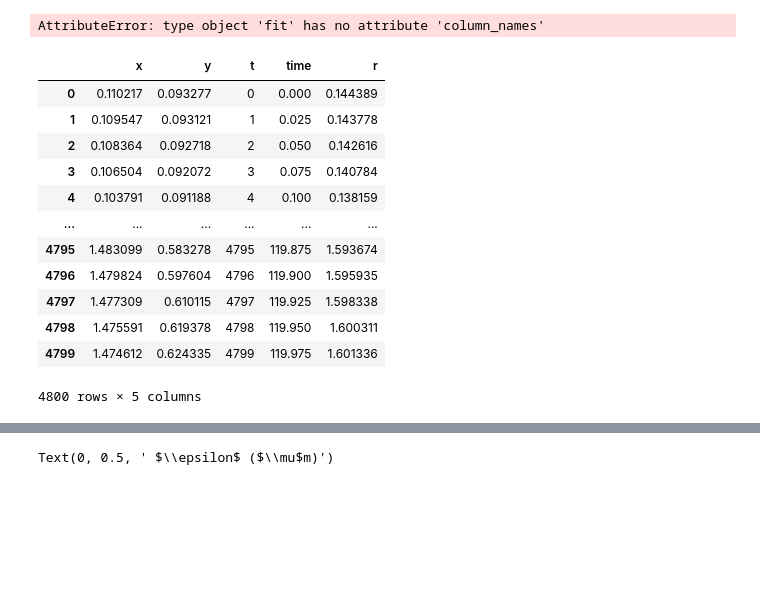
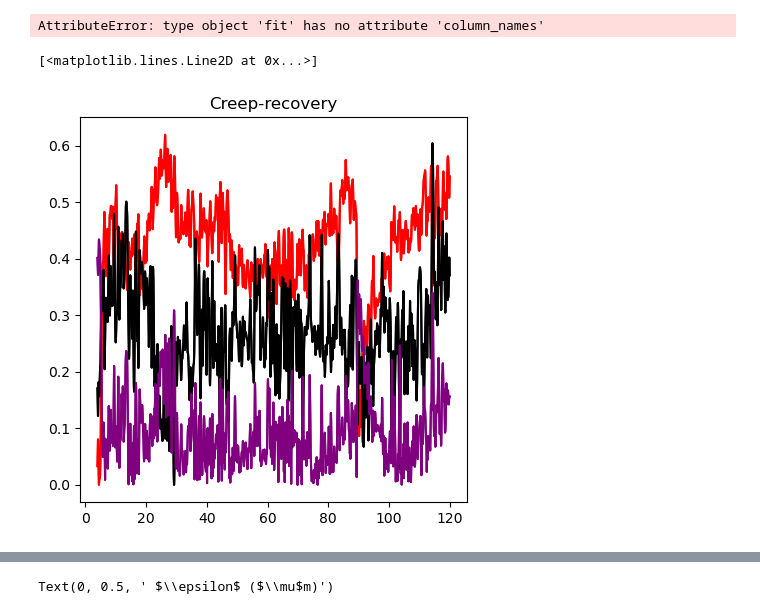
Before and after one commit to ArttuD/MicrorheologyProto, a Jupyter notebook: Notebook.ipynb, the cells around one changed output, grey strips where cells are left out. Drawn from its saved outputs; the diff is of its cells as text; code cells hidden in the pictures; blank space fills up the shorter version.

```diff
--- a/Notebook.ipynb
+++ b/Notebook.ipynb
@@ -515,19 +521,56 @@ azOut = az.from_cmdstanpy(posterior=fit,
                             observed_data={'y_creep': kirja["y_creep"] })
 # %% [output]
 AttributeError: type object 'fit' has no attribute 'column_names'
-# %%
-df_track
-# %% [output]
-|  | x | y | t | time | r |
-| 0 | 0.110217 | 0.093277 | 0 | 0.000 | 0.144389 |
-| 1 | 0.109547 | 0.093121 | 1 | 0.025 | 0.143778 |
-| 2 | 0.108364 | 0.092718 | 2 | 0.050 | 0.142616 |
-| 3 | 0.106504 | 0.092072 | 3 | 0.075 | 0.140784 |
-| 4 | 0.103791 | 0.091188 | 4 | 0.100 | 0.138159 |
-| ... | ... | ... | ... | ... | ... |
-| 4795 | 1.483099 | 0.583278 | 4795 | 119.875 | 1.593674 |
-| 4796 | 1.479824 | 0.597604 | 4796 | 119.900 | 1.595935 |
-| 4797 | 1.477309 | 0.610115 | 4797 | 119.925 | 1.598338 |
-| 4798 | 1.475591 | 0.619378 | 4798 | 119.950 | 1.600311 |
-| 4799 | 1.474612 | 0.624335 | 4799 | 119.975 | 1.601336 |
-4800 rows × 5 columns
+# %%
+root = os.path.join(core,"231108_4_track/driver_2023-11-08.npy")
+
+
+with open(path_track, "rb") as input_file:
+    file_track = cPickle.load(input_file)
+
+df_track = pd.DataFrame.from_dict(file_track)
+df_track = df_track[start:].reset_index()
+
+start = 40*4
+end = 40*89
+
+df_track["x"] =  scipy.signal.detrend(scipy.ndimage.gaussian_filter(df_track["x"]*pixel,5))
+df_track["y"] =  scipy.signal.detrend(scipy.ndimage.gaussian_filter(df_track["y"]*pixel,5))
+
+df_track["time"] = df_track["t"]*1/40
+df_track["r"] = np.sqrt(df_track["x"]**2 + df_track["y"]**2)
+
+fig, ax = plt.subplots(1,1, figsize=(5,5))
+
+ax.set_title("Creep-recovery")
+ax.plot(df_track["time"],df_track["x"] - df_track["x"].min(), color = "red", label = "x-displacement")
+ax.plot(df_track["time"],df_track["y"] - df_track["y"].min(), color = "black",label = "y-displacement")
+ax.plot(df_track["time"],df_track["r"] - df_track["r"].min(), color = "purple", label = "r-displacement")
+
+root = os.path.join(core,"231108_3_track/driver_2023-11-08.npy")
+
+
+with open(path_track, "rb") as input_file:
+    file_track = cPickle.load(input_file)
+
+df_track = pd.DataFrame.from_dict(file_track)
+df_track = df_track[start:].reset_index()
+
+start = 40*4
+end = 40*89
+
+df_track["x"] =  scipy.signal.detrend(scipy.ndimage.gaussian_filter(df_track["x"]*pixel,5))
+df_track["y"] =  scipy.signal.detrend(scipy.ndimage.gaussian_filter(df_track["y"]*pixel,5))
+
+df_track["time"] = df_track["t"]*1/40
+df_track["r"] = np.sqrt(df_track["x"]**2 + df_track["y"]**2)
+
+#fig, ax = plt.subplots(1,1, figsize=(5,5))
+
+ax.set_title("Creep-recovery")
+ax.plot(df_track["time"],df_track["x"] - df_track["x"].min(), color = "red", label = "x-displacement")
+ax.plot(df_track["time"],df_track["y"] - df_track["y"].min(), color = "black",label = "y-displacement")
+ax.plot(df_track["time"],df_track["r"] - df_track["r"].min(), color = "purple", label = "r-displacement")
+# %% [output]
+[<matplotlib.lines.Line2D at 0x...>]
+[figure, added]
```
Also changed, not shown: parts of 5 cells of this notebook.
